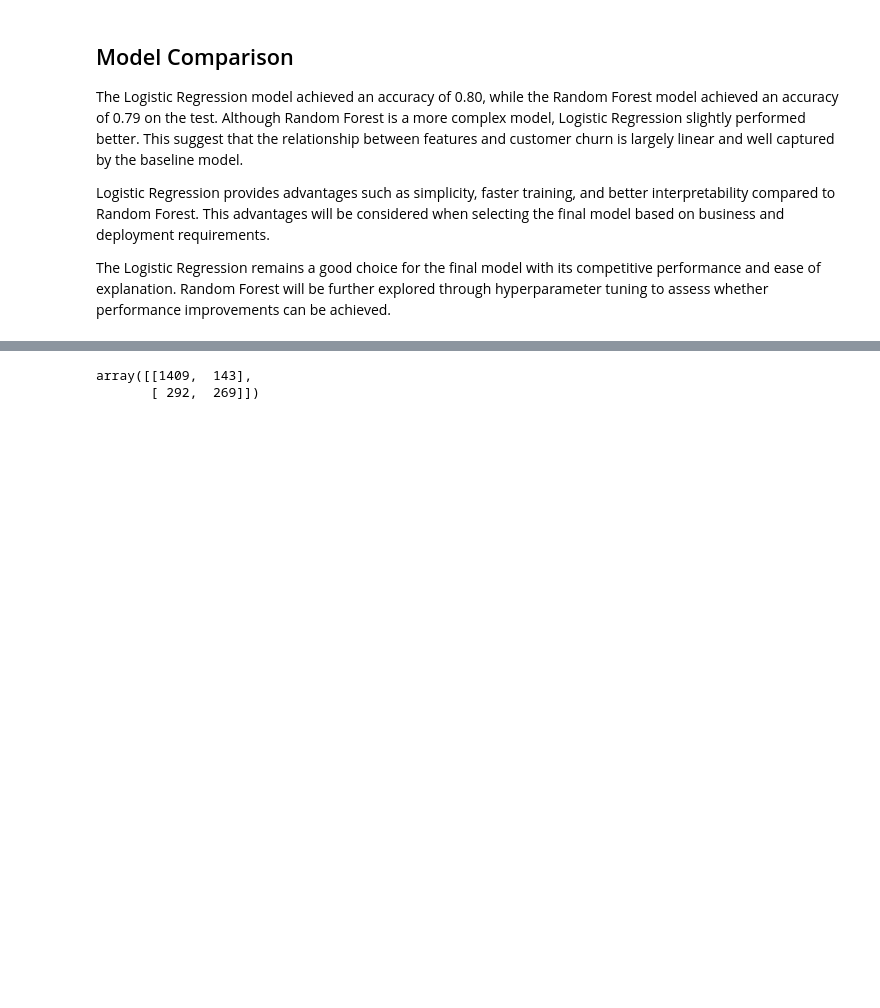
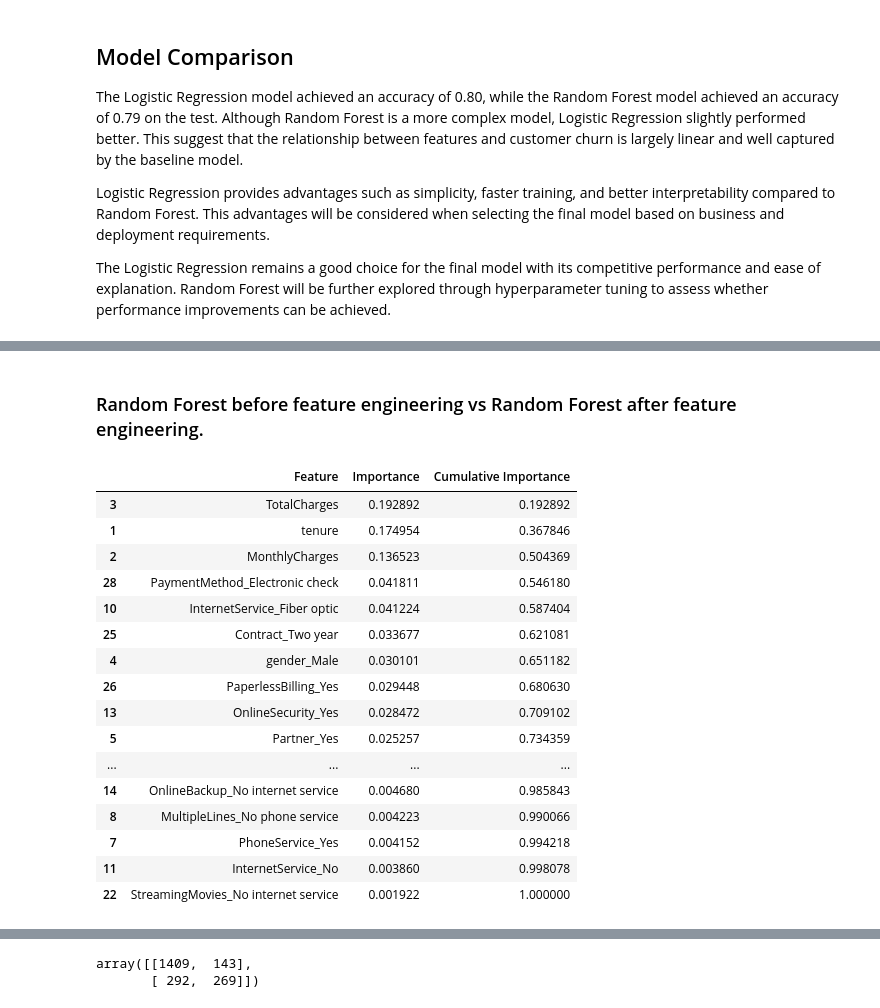
Before and after one commit to AWX-TP/mldp-project, a Jupyter notebook: MLDP Program Codes Submission Template.ipynb, the cells around one changed output, grey strips where cells are left out. Drawn from its saved outputs; the diff is of its cells as text; code cells hidden in the pictures; blank space fills up the shorter version.

```diff
--- a/MLDP Program Codes Submission Template.ipynb
+++ b/MLDP Program Codes Submission Template.ipynb
@@ -584,0 +580,30 @@ The Logistic Regression remains a good choice for the final model with its compe
+# %% [markdown]
+### Random Forest before feature engineering vs Random Forest after feature engineering.
+# %%
+# Retrieve feature importance
+df_rf_feat_impt = pd.DataFrame({
+    "Feature": X_train.columns,
+    "Importance": rf.feature_importances_
+}).sort_values(by="Importance", ascending=False)
+
+df_rf_feat_impt["Cumulative Importance"] = df_rf_feat_impt["Importance"].cumsum()
+
+df_rf_feat_impt
+# %% [output]
+|  | Feature | Importance | Cumulative Importance |
+| 3 | TotalCharges | 0.192892 | 0.192892 |
+| 1 | tenure | 0.174954 | 0.367846 |
+| 2 | MonthlyCharges | 0.136523 | 0.504369 |
+| 28 | PaymentMethod_Electronic check | 0.041811 | 0.546180 |
+| 10 | InternetService_Fiber optic | 0.041224 | 0.587404 |
+| 25 | Contract_Two year | 0.033677 | 0.621081 |
+| 4 | gender_Male | 0.030101 | 0.651182 |
+| 26 | PaperlessBilling_Yes | 0.029448 | 0.680630 |
+| 13 | OnlineSecurity_Yes | 0.028472 | 0.709102 |
+| 5 | Partner_Yes | 0.025257 | 0.734359 |
+| ... | ... | ... | ... |
+| 14 | OnlineBackup_No internet service | 0.004680 | 0.985843 |
+| 8 | MultipleLines_No phone service | 0.004223 | 0.990066 |
+| 7 | PhoneService_Yes | 0.004152 | 0.994218 |
+| 11 | InternetService_No | 0.003860 | 0.998078 |
+| 22 | StreamingMovies_No internet service | 0.001922 | 1.000000 |
```
Also changed, not shown: parts of 26 cells of this notebook.
